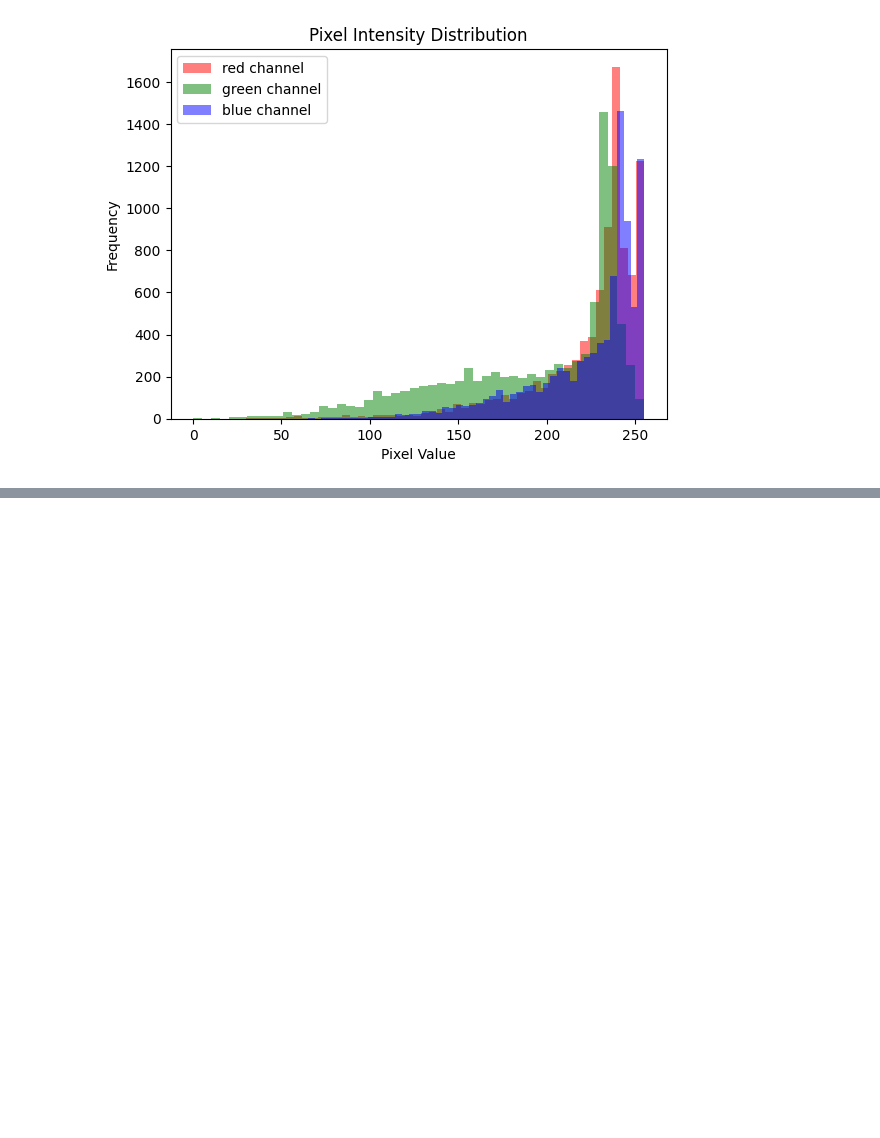
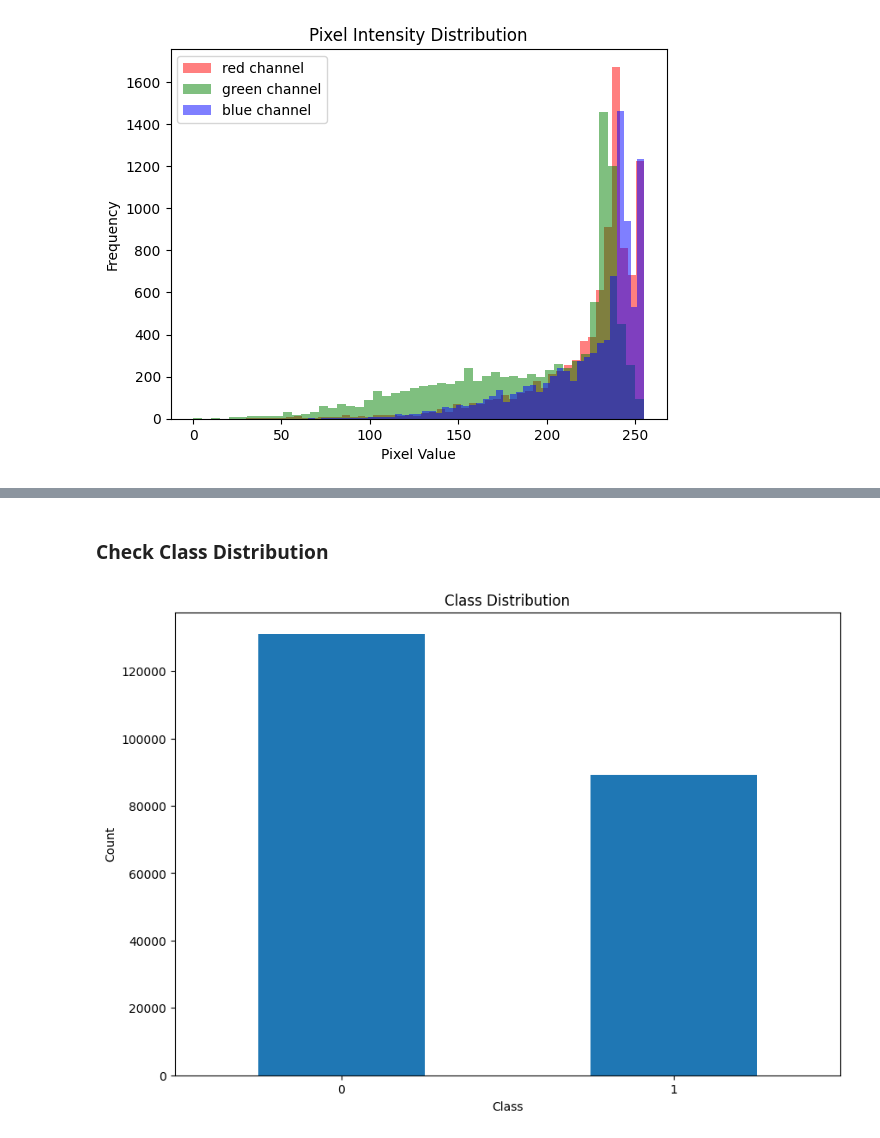
Before and after one commit to BlueJayVRStudio/CSCA5642_Week3, a Jupyter notebook: Week3_Notebook.ipynb, the cells around one changed output, grey strips where cells are left out. Drawn from its saved outputs; the diff is of its cells as text; code cells hidden in the pictures; blank space fills up the shorter version.

```diff
--- a/Week3_Notebook.ipynb
+++ b/Week3_Notebook.ipynb
@@ -81,0 +95,3 @@ visualize_images_from_directory("./data/train")
+# %%
+df = pd.read_csv('./data/train_labels.csv')
+df.info()
@@ -81,0 +108,4 @@ visualize_images_from_directory("./data/train")
+# %%
+df['label'] = df['label'].astype(str)
+# need to specify .tif extension
+df['id_tif'] = df['id'].apply(lambda x: f"{x}.tif")
@@ -81,0 +121,17 @@ visualize_images_from_directory("./data/train")
+# %% [markdown]
+### Check Class Distribution
+# %%
+def plot_class_distribution(labels):
+    class_counts = labels.value_counts()
+
+    plt.figure(figsize=(10, 7))
+    class_counts.plot(kind='bar')
+    plt.title('Class Distribution')
+    plt.xlabel('Class')
+    plt.ylabel('Count')
+    plt.xticks(rotation=0)
+    plt.show()
+
+plot_class_distribution(df['label'])
+# %% [output]
+[figure, added]
```
Also changed, not shown: parts of 43 cells of this notebook, 4 other files.
